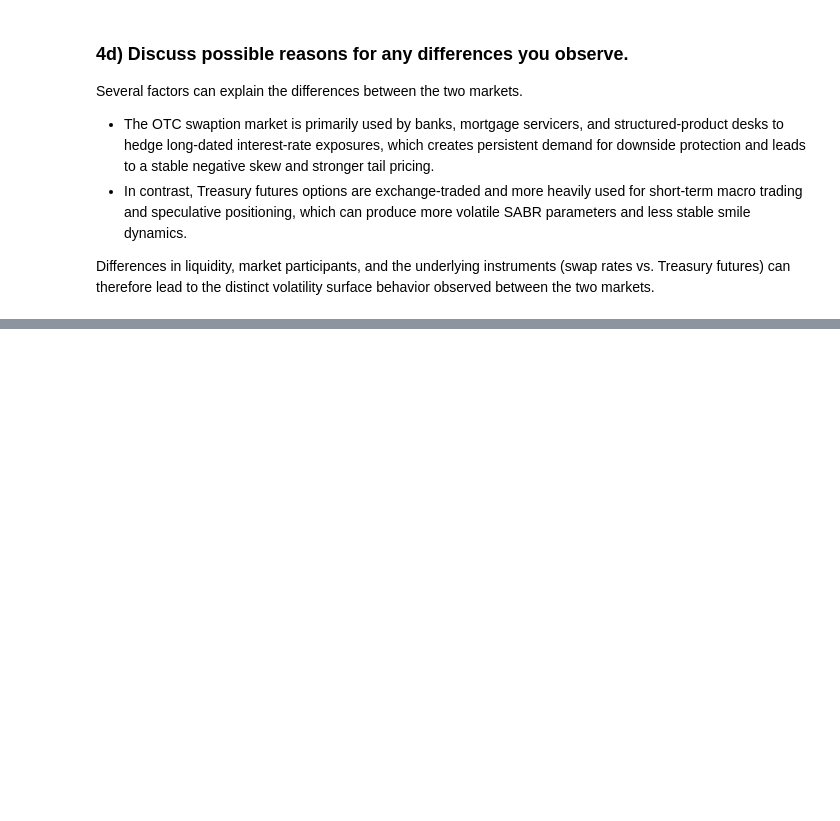
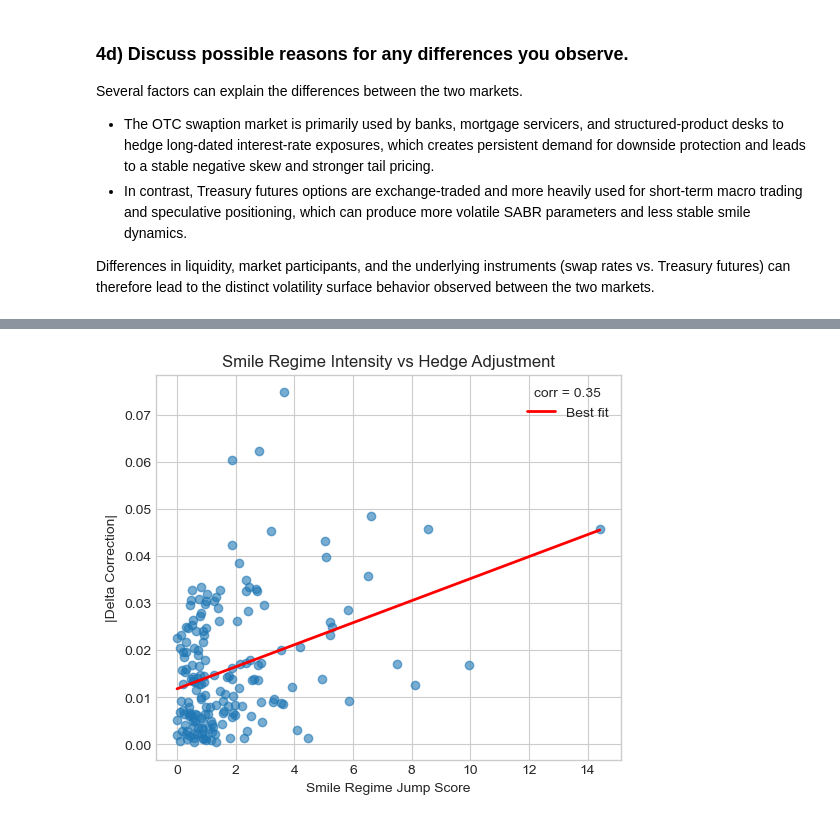
Before and after one commit to se101/Fixed-Income-Derivatives-, a Jupyter notebook: Project.ipynb, the cells around one changed output, grey strips where cells are left out. Cells and saved outputs as stored; diff of their text form; code cells hidden in the pictures; blank space fills up the shorter version.

```diff
--- a/Project.ipynb
+++ b/Project.ipynb
@@ -2628,0 +2619,76 @@ In Q3, regime shifts are identified by large parameter jumps (|z_alpha|+|z_nu|+|
+# %%
+rows = []
+
+for _, r in sabr_ts.iterrows():
+
+    c = r["contract"]
+    d = pd.Timestamp(r["date"])
+
+    raw = ty_contracts[c].loc[ty_contracts[c]["date"] == d]
+
+    if raw.empty:
+        continue
+
+    raw = raw.iloc[0]
+
+    F = float(raw["Future Price"])
+    T = float(raw["Expiration Option"])
+
+    alpha = float(r["alpha"])
+    rho   = float(r["rho"])
+    nu    = float(r["nu"])
+
+    K = F * (1 - 50/10000)
+
+    sigma = sabr_vol(F, K, T, alpha, beta, rho, nu)
+
+    delta_black = black_delta_futures(F, K, sigma, T, cp="P")
+    vega = black_vega_futures(F, K, sigma, T)
+
+    eps = F * 1e-4
+
+    sigma_up = sabr_vol(F + eps, K, T, alpha, beta, rho, nu)
+    sigma_dn = sabr_vol(F - eps, K, T, alpha, beta, rho, nu)
+
+    dsdF = (sigma_up - sigma_dn) / (2*eps)
+
+    delta_sabr = delta_black + vega * dsdF
+
+    rows.append({
+        "contract": c,
+        "date": d,
+        "delta_correction": abs(delta_sabr - delta_black)
+    })
+
+corr_df = pd.DataFrame(rows)
+
+# merge jump scores
+plot_df = chg.merge(corr_df, on=["contract","date"])
+
+x = plot_df["jump_score"]
+y = plot_df["delta_correction"]
+
+plt.figure(figsize=(6,5))
+
+# scatter
+plt.scatter(x, y, alpha=0.6)
+
+# best fit line
+m, b = np.polyfit(x, y, 1)
+x_line = np.linspace(x.min(), x.max(), 100)
+y_line = m * x_line + b
+
+plt.plot(x_line, y_line, color="red", linewidth=2, label="Best fit")
+
+# correlation
+corr = np.corrcoef(x, y)[0,1]
+
+plt.xlabel("Smile Regime Jump Score")
+plt.ylabel("|Delta Correction|")
+plt.title("Smile Regime Intensity vs Hedge Adjustment")
+
+plt.legend(title=f"corr = {corr:.2f}")
+
+plt.show()
+# %% [output]
+[figure, added]
```
Also changed, not shown: parts of 42 cells of this notebook.
